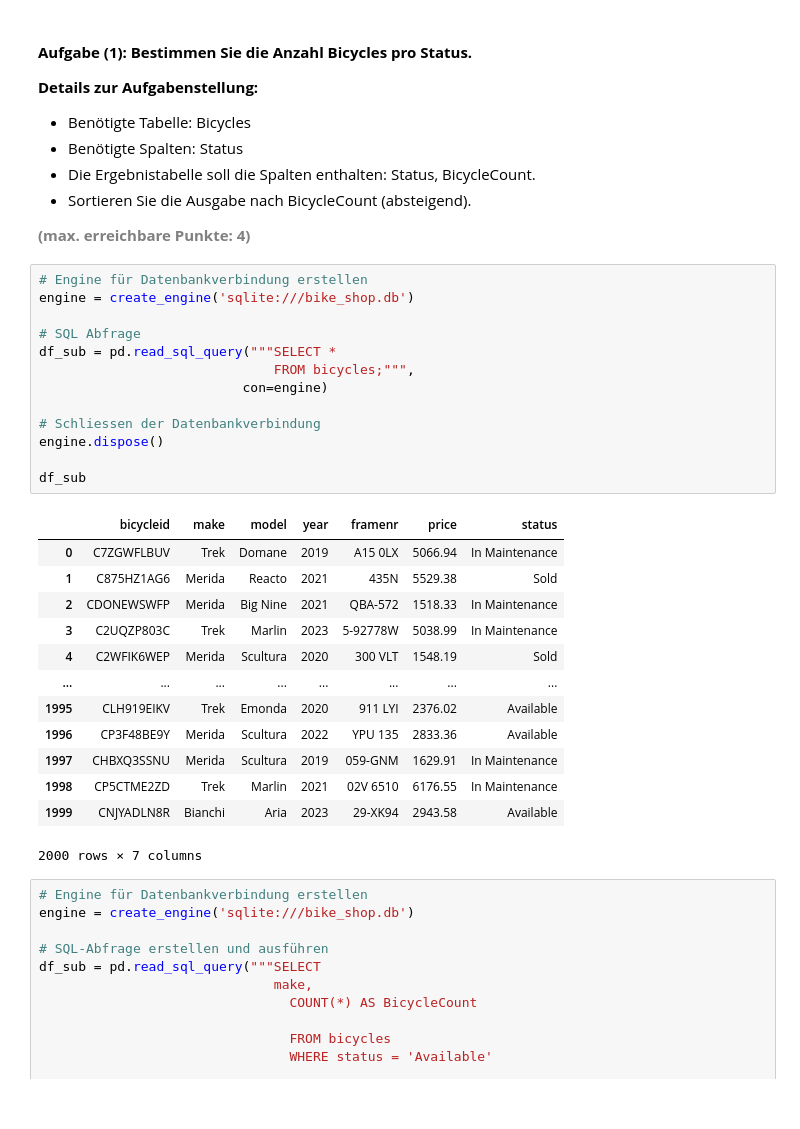
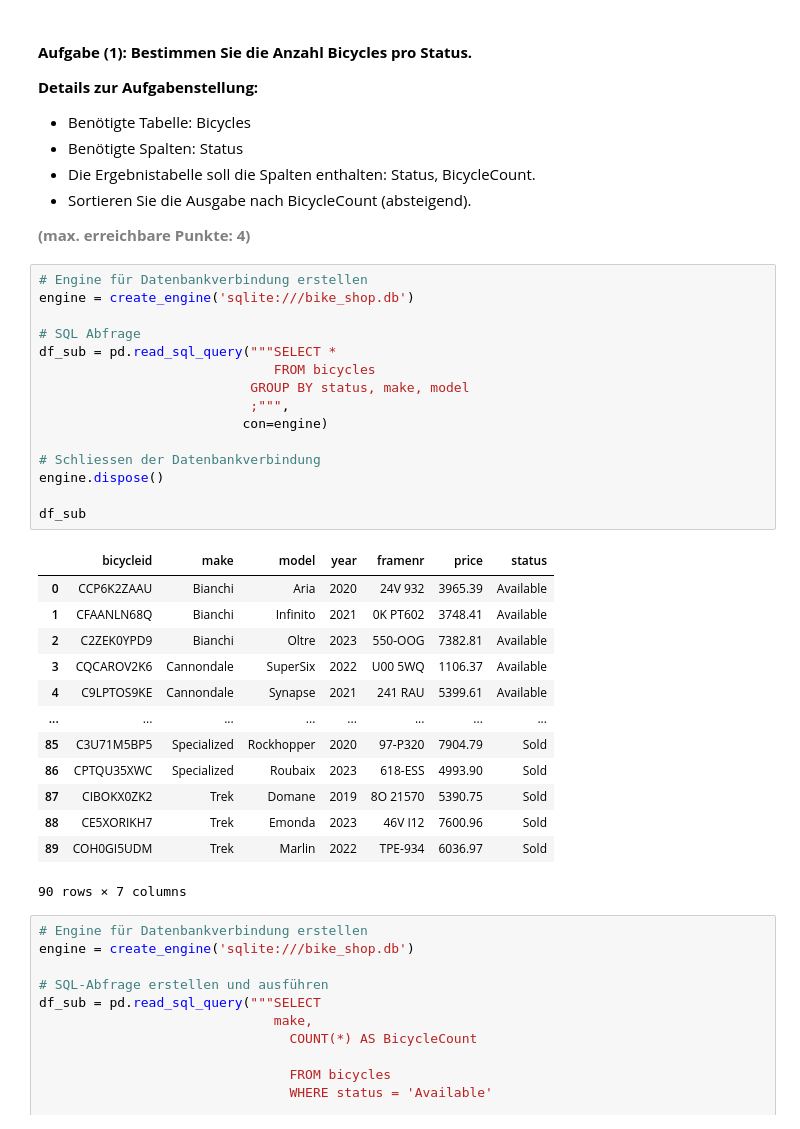
Before and after one commit to migifor-forstmi4/python_postgresql_pgadmin, a Jupyter notebook: Leistungsnachweis 1/AP01_Mgmt_Nutzung_Relationale_Daten.ipynb, the cells around one changed output. Cells and saved outputs as stored; diff of their text form.

```diff
--- a/Leistungsnachweis 1/AP01_Mgmt_Nutzung_Relationale_Daten.ipynb
+++ b/Leistungsnachweis 1/AP01_Mgmt_Nutzung_Relationale_Daten.ipynb
@@ -206,30 +206,32 @@ df_sub
 # %%
 # Engine für Datenbankverbindung erstellen
 engine = create_engine('sqlite:///bike_shop.db')
 
 # SQL Abfrage
 df_sub = pd.read_sql_query("""SELECT *
-                              FROM bicycles;""",
+                              FROM bicycles
+                           GROUP BY status, make, model
+                           ;""",
                           con=engine)
 
 # Schliessen der Datenbankverbindung
 engine.dispose()
 
 df_sub
 # %% [output]
 |  | bicycleid | make | model | year | framenr | price | status |
-| 0 | C7ZGWFLBUV | Trek | Domane | 2019 | A15 0LX | 5066.94 | In Maintenance |
-| 1 | C875HZ1AG6 | Merida | Reacto | 2021 | 435N | 5529.38 | Sold |
-| 2 | CDONEWSWFP | Merida | Big Nine | 2021 | QBA-572 | 1518.33 | In Maintenance |
-| 3 | C2UQZP803C | Trek | Marlin | 2023 | 5-92778W | 5038.99 | In Maintenance |
-| 4 | C2WFIK6WEP | Merida | Scultura | 2020 | 300 VLT | 1548.19 | Sold |
+| 0 | CCP6K2ZAAU | Bianchi | Aria | 2020 | 24V 932 | 3965.39 | Available |
+| 1 | CFAANLN68Q | Bianchi | Infinito | 2021 | 0K PT602 | 3748.41 | Available |
+| 2 | C2ZEK0YPD9 | Bianchi | Oltre | 2023 | 550-OOG | 7382.81 | Available |
+| 3 | CQCAROV2K6 | Cannondale | SuperSix | 2022 | U00 5WQ | 1106.37 | Available |
+| 4 | C9LPTOS9KE | Cannondale | Synapse | 2021 | 241 RAU | 5399.61 | Available |
 | ... | ... | ... | ... | ... | ... | ... | ... |
-| 1995 | CLH919EIKV | Trek | Emonda | 2020 | 911 LYI | 2376.02 | Available |
-| 1996 | CP3F48BE9Y | Merida | Scultura | 2022 | YPU 135 | 2833.36 | Available |
-| 1997 | CHBXQ3SSNU | Merida | Scultura | 2019 | 059-GNM | 1629.91 | In Maintenance |
-| 1998 | CP5CTME2ZD | Trek | Marlin | 2021 | 02V 6510 | 6176.55 | In Maintenance |
-| 1999 | CNJYADLN8R | Bianchi | Aria | 2023 | 29-XK94 | 2943.58 | Available |
+| 85 | C3U71M5BP5 | Specialized | Rockhopper | 2020 | 97-P320 | 7904.79 | Sold |
+| 86 | CPTQU35XWC | Specialized | Roubaix | 2023 | 618-ESS | 4993.90 | Sold |
+| 87 | CIBOKX0ZK2 | Trek | Domane | 2019 | 8O 21570 | 5390.75 | Sold |
+| 88 | CE5XORIKH7 | Trek | Emonda | 2023 | 46V I12 | 7600.96 | Sold |
+| 89 | COH0GI5UDM | Trek | Marlin | 2022 | TPE-934 | 6036.97 | Sold |
-2000 rows × 7 columns
+90 rows × 7 columns
 # %%
 # Engine für Datenbankverbindung erstellen
 engine = create_engine('sqlite:///bike_shop.db')
```
Also changed, not shown: parts of 3 cells of this notebook.
